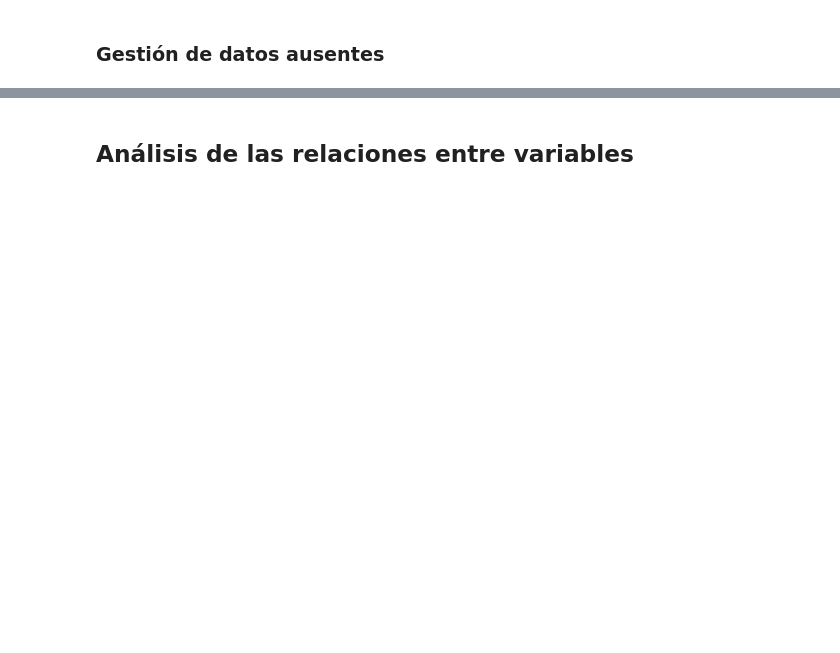
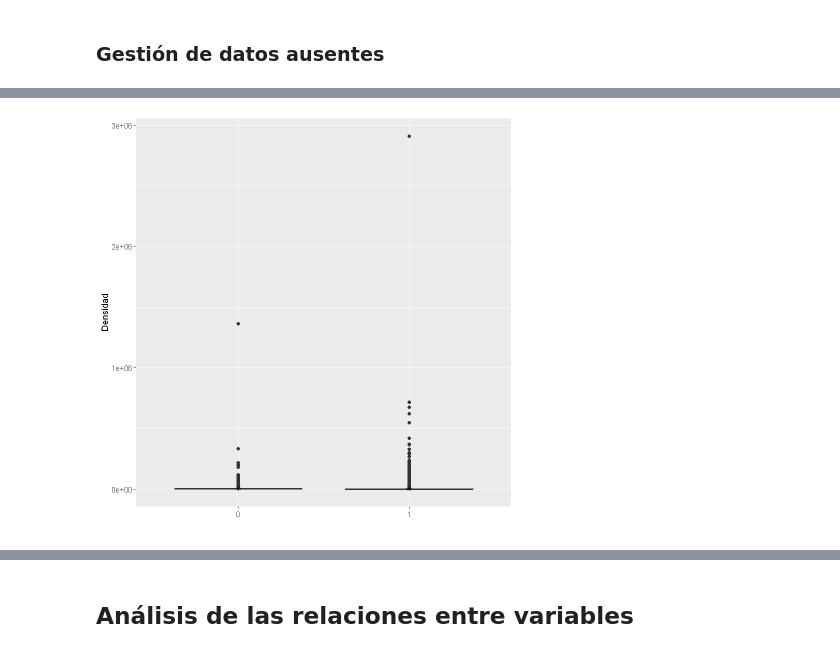
Before and after one commit to josecarlosja96/LinearLogicRegression, a Jupyter notebook: LinearAndLogicRegression.ipynb, the cells around one changed output, grey strips where cells are left out. Saved outputs shown, nothing was run; the diff lists cells and outputs as text; code cells hidden in the pictures; blank space fills up the shorter version.

```diff
--- a/LinearAndLogicRegression.ipynb
+++ b/LinearAndLogicRegression.ipynb
@@ -123,0 +224,3 @@ summary(input$prop_missings)
+# %%
+boxplot_cuantcuali(input$Population,varObjBin,"Densidad")
+# %% [output]
@@ -123,0 +229 @@ summary(input$prop_missings)
+[figure, added]
```
Also changed, not shown: parts of 49 cells of this notebook, 2 other files.
